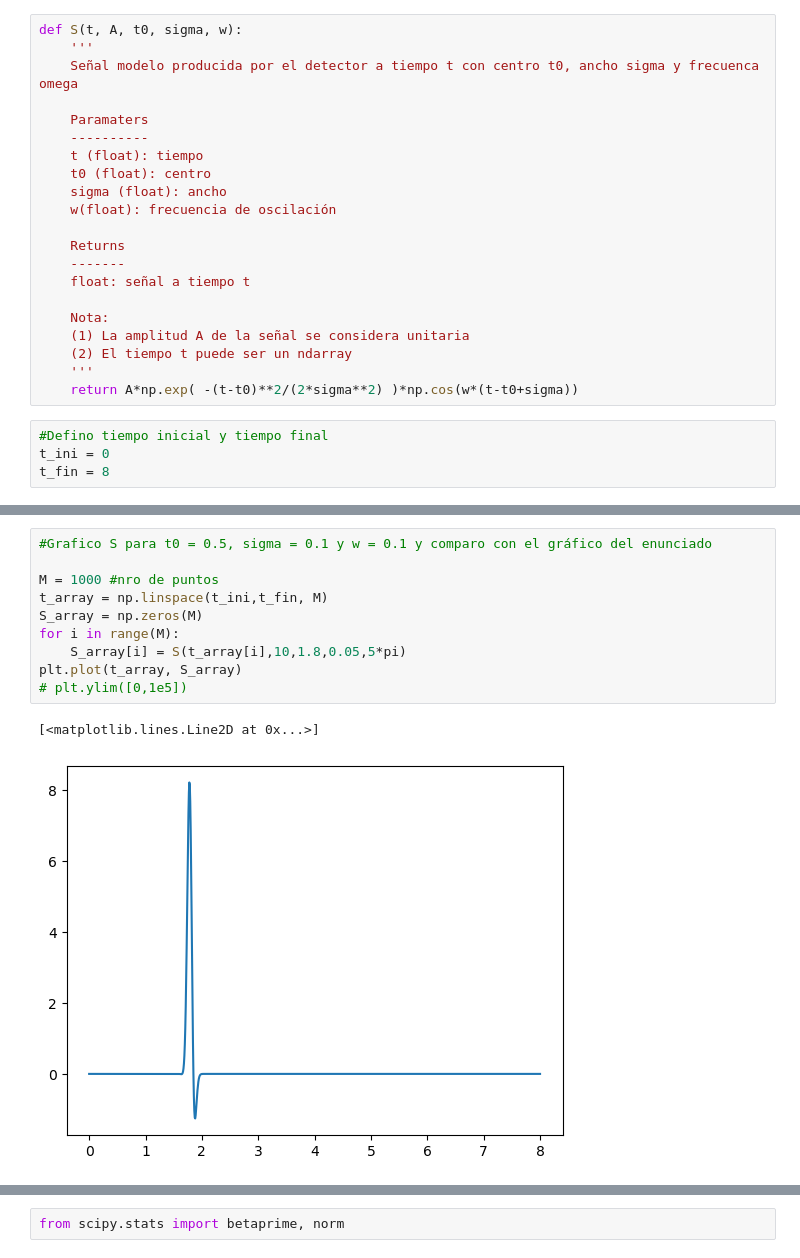
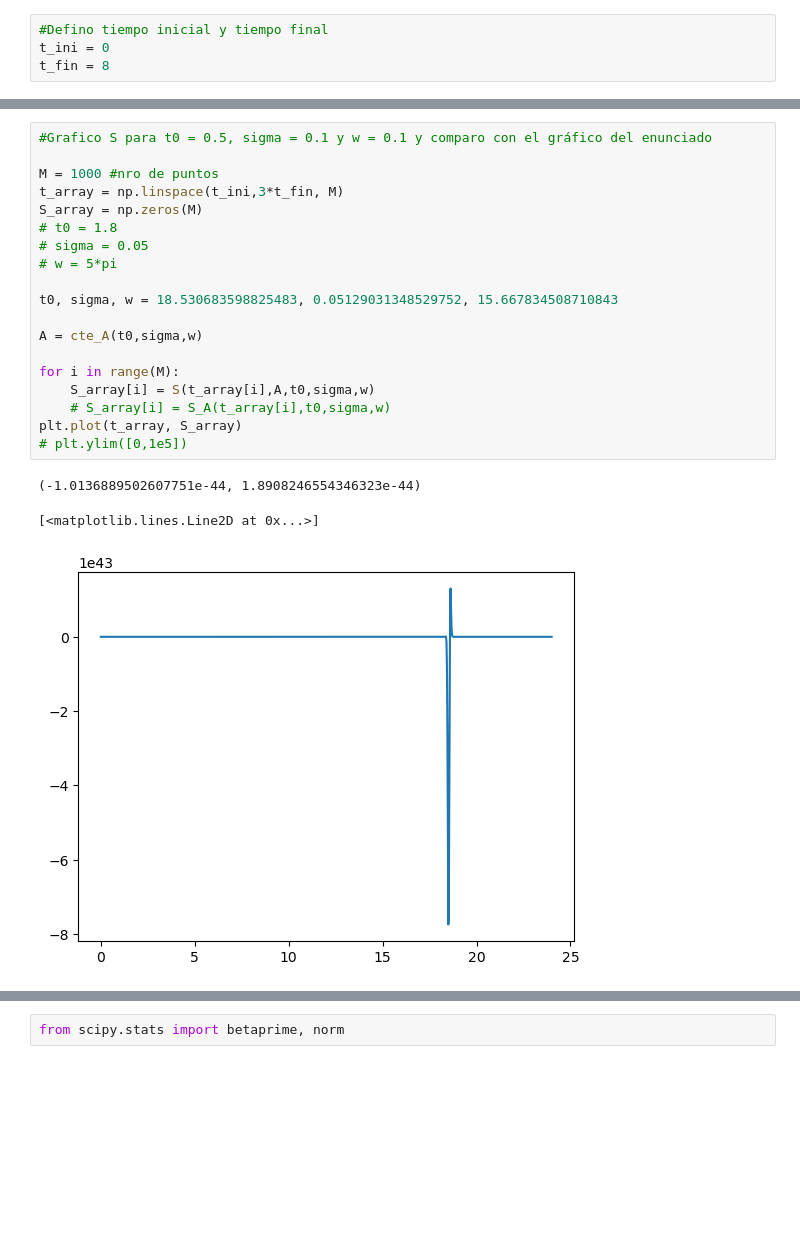
Before and after one commit to Lupama2/IntroPython, a Jupyter notebook: Ejercicios a entregar/Final/simulacion_de_medicion_y_analisis_de_datos.ipynb, the cells around one changed output, grey strips where cells are left out. Saved outputs shown, nothing was run; the diff lists cells and outputs as text; blank space fills up the shorter version.

```diff
--- a/Ejercicios a entregar/Final/simulacion_de_medicion_y_analisis_de_datos.ipynb
+++ b/Ejercicios a entregar/Final/simulacion_de_medicion_y_analisis_de_datos.ipynb
@@ -8,27 +9,6 @@ import math
 
 #Defino ctes
 pi = math.pi
-# %%
-def S(t, A, t0, sigma, w):
-    '''
-    Señal modelo producida por el detector a tiempo t con centro t0, ancho sigma y frecuenca omega
-
-    Paramaters
-    ----------
-    t (float): tiempo
-    t0 (float): centro
-    sigma (float): ancho
-    w(float): frecuencia de oscilación
-
-    Returns
-    -------
-    float: señal a tiempo t
-
-    Nota:
-    (1) La amplitud A de la señal se considera unitaria
-    (2) El tiempo t puede ser un ndarray
-    '''
-    return A*np.exp( -(t-t0)**2/(2*sigma**2) )*np.cos(w*(t-t0+sigma))
 # %%
 #Defino tiempo inicial y tiempo final
 t_ini = 0
@@ -36,13 +58,23 @@ t_fin = 8
 # %%
 #Grafico S para t0 = 0.5, sigma = 0.1 y w = 0.1 y comparo con el gráfico del enunciado
 
 M = 1000 #nro de puntos
-t_array = np.linspace(t_ini,t_fin, M)
+t_array = np.linspace(t_ini,3*t_fin, M)
 S_array = np.zeros(M)
+# t0 = 1.8
+# sigma = 0.05
+# w = 5*pi
+
+t0, sigma, w = 18.530683598825483, 0.05129031348529752, 15.667834508710843
+
+A = cte_A(t0,sigma,w)
+
 for i in range(M):
-    S_array[i] = S(t_array[i],10,1.8,0.05,5*pi)
+    S_array[i] = S(t_array[i],A,t0,sigma,w)
+    # S_array[i] = S_A(t_array[i],t0,sigma,w)
 plt.plot(t_array, S_array)
 # plt.ylim([0,1e5])
 # %% [output]
-[<matplotlib.lines.Line2D at 0x...>]
+(-1.0136889502607751e-44, 1.8908246554346323e-44)
+[<matplotlib.lines.Line2D at 0x...>]
-[figure, old version]
+[figure, new version]
```
Also changed, not shown: parts of 10 cells of this notebook, 1 other file.
